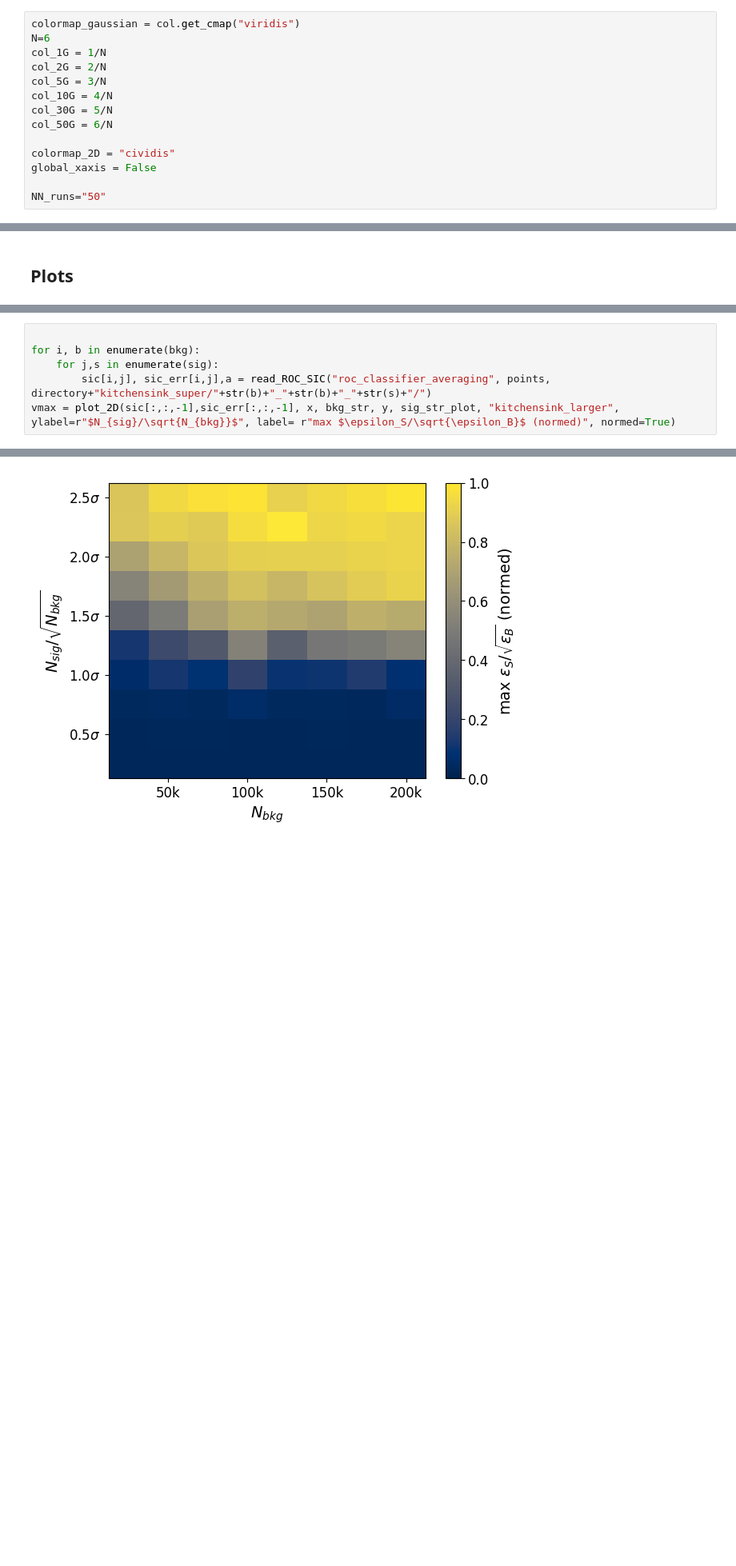
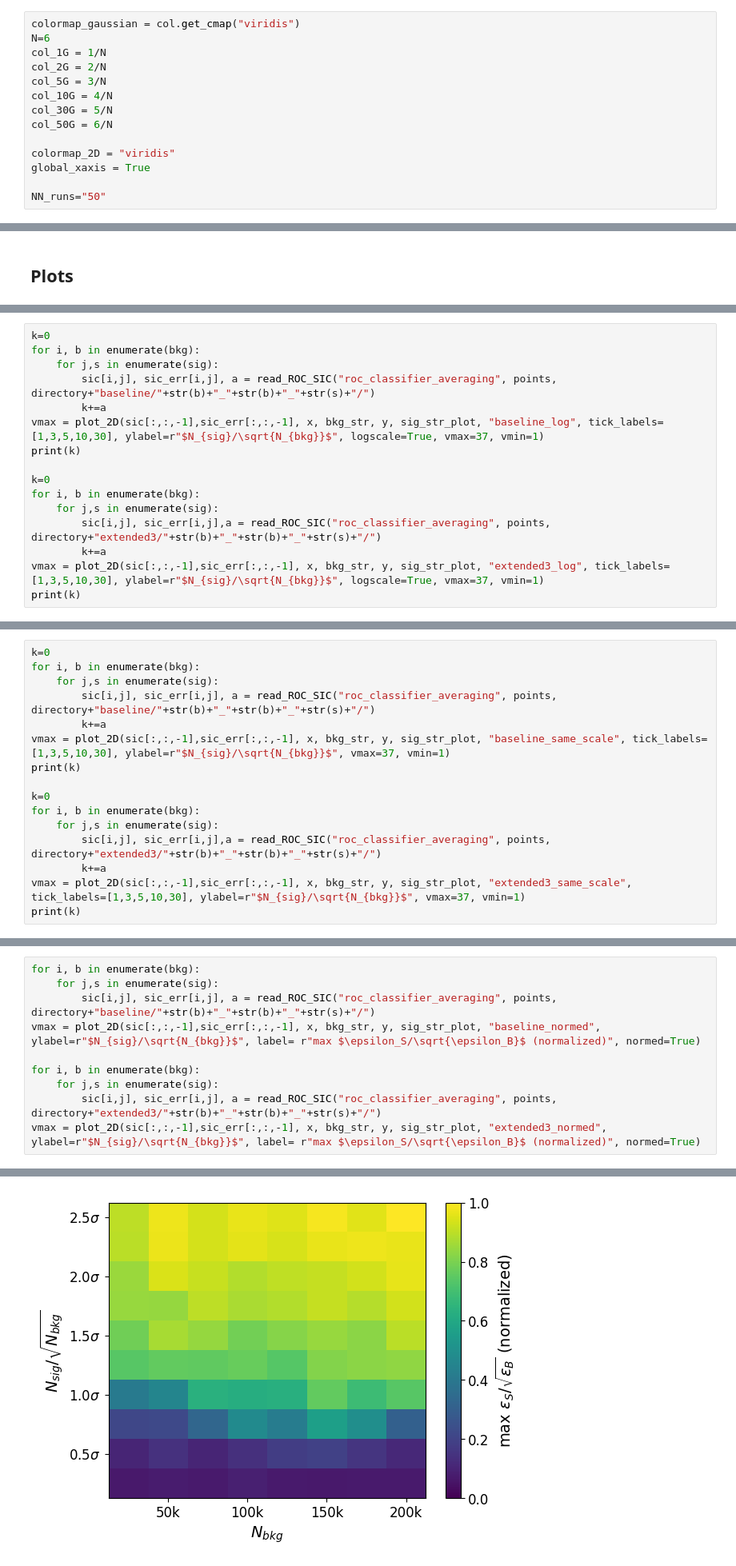
Before and after one commit to mariehein/BackToTheRoots, a Jupyter notebook: plotting.ipynb, the cells around one changed output, grey strips where cells are left out. Shown at 80% size. Saved outputs shown, nothing was run; the diff lists cells and outputs as text; blank space fills up the shorter version.

```diff
--- a/plotting.ipynb
+++ b/plotting.ipynb
@@ -50,8 +50,8 @@ col_10G = 4/N
 col_30G = 5/N
 col_50G = 6/N
 
-colormap_2D = "cividis"
-global_xaxis = False
+colormap_2D = "viridis"
+global_xaxis = True
 
 NN_runs="50"
 # %% [markdown]
@@ -624,0 +504,16 @@ vmax = plot_2D(sic[:,:,-1],sic_err[:,:,-1], x, bkg_str, y, sig_str_plot, "kitche
+# %%
+k=0
+for i, b in enumerate(bkg):
+	for j,s in enumerate(sig):
+		sic[i,j], sic_err[i,j], a = read_ROC_SIC("roc_classifier_averaging", points, directory+"baseline/"+str(b)+"_"+str(b)+"_"+str(s)+"/")
+		k+=a
+vmax = plot_2D(sic[:,:,-1],sic_err[:,:,-1], x, bkg_str, y, sig_str_plot, "baseline_log", tick_labels=[1,3,5,10,30], ylabel=r"$N_{sig}/\sqrt{N_{bkg}}$", logscale=True, vmax=37, vmin=1)
+print(k)
+
+k=0
+for i, b in enumerate(bkg):
+	for j,s in enumerate(sig):
+		sic[i,j], sic_err[i,j],a = read_ROC_SIC("roc_classifier_averaging", points, directory+"extended3/"+str(b)+"_"+str(b)+"_"+str(s)+"/")
+		k+=a
+vmax = plot_2D(sic[:,:,-1],sic_err[:,:,-1], x, bkg_str, y, sig_str_plot, "extended3_log", tick_labels=[1,3,5,10,30], ylabel=r"$N_{sig}/\sqrt{N_{bkg}}$", logscale=True, vmax=37, vmin=1)
+print(k)
@@ -624,0 +525,16 @@ vmax = plot_2D(sic[:,:,-1],sic_err[:,:,-1], x, bkg_str, y, sig_str_plot, "kitche
+# %%
+k=0
+for i, b in enumerate(bkg):
+	for j,s in enumerate(sig):
+		sic[i,j], sic_err[i,j], a = read_ROC_SIC("roc_classifier_averaging", points, directory+"baseline/"+str(b)+"_"+str(b)+"_"+str(s)+"/")
+		k+=a
+vmax = plot_2D(sic[:,:,-1],sic_err[:,:,-1], x, bkg_str, y, sig_str_plot, "baseline_same_scale", tick_labels=[1,3,5,10,30], ylabel=r"$N_{sig}/\sqrt{N_{bkg}}$", vmax=37, vmin=1)
+print(k)
+
+k=0
+for i, b in enumerate(bkg):
+	for j,s in enumerate(sig):
+		sic[i,j], sic_err[i,j],a = read_ROC_SIC("roc_classifier_averaging", points, directory+"extended3/"+str(b)+"_"+str(b)+"_"+str(s)+"/")
+		k+=a
+vmax = plot_2D(sic[:,:,-1],sic_err[:,:,-1], x, bkg_str, y, sig_str_plot, "extended3_same_scale", tick_labels=[1,3,5,10,30], ylabel=r"$N_{sig}/\sqrt{N_{bkg}}$", vmax=37, vmin=1)
+print(k)
@@ -625,7 +546,11 @@ vmax = plot_2D(sic[:,:,-1],sic_err[:,:,-1], x, bkg_str, y, sig_str_plot, "kitche
 # %%
+for i, b in enumerate(bkg):
+	for j,s in enumerate(sig):
+		sic[i,j], sic_err[i,j], a = read_ROC_SIC("roc_classifier_averaging", points, directory+"baseline/"+str(b)+"_"+str(b)+"_"+str(s)+"/")
+vmax = plot_2D(sic[:,:,-1],sic_err[:,:,-1], x, bkg_str, y, sig_str_plot, "baseline_normed", ylabel=r"$N_{sig}/\sqrt{N_{bkg}}$", label= r"max $\epsilon_S/\sqrt{\epsilon_B}$ (normalized)", normed=True)
 
 for i, b in enumerate(bkg):
 	for j,s in enumerate(sig):
-		sic[i,j], sic_err[i,j],a = read_ROC_SIC("roc_classifier_averaging", points, directory+"kitchensink_super/"+str(b)+"_"+str(b)+"_"+str(s)+"/")
-vmax = plot_2D(sic[:,:,-1],sic_err[:,:,-1], x, bkg_str, y, sig_str_plot, "kitchensink_larger", ylabel=r"$N_{sig}/\sqrt{N_{bkg}}$", label= r"max $\epsilon_S/\sqrt{\epsilon_B}$ (normed)", normed=True)
+		sic[i,j], sic_err[i,j], a = read_ROC_SIC("roc_classifier_averaging", points, directory+"extended3/"+str(b)+"_"+str(b)+"_"+str(s)+"/")
+vmax = plot_2D(sic[:,:,-1],sic_err[:,:,-1], x, bkg_str, y, sig_str_plot, "extended3_normed", ylabel=r"$N_{sig}/\sqrt{N_{bkg}}$", label= r"max $\epsilon_S/\sqrt{\epsilon_B}$ (normalized)", normed=True)
 # %% [output]
@@ -633 +559 @@ vmax = plot_2D(sic[:,:,-1],sic_err[:,:,-1], x, bkg_str, y, sig_str_plot, "kitche
-[figure, old version]
+[figure, new version]
```
Also changed, not shown: parts of 28 cells of this notebook, 1 other file.
